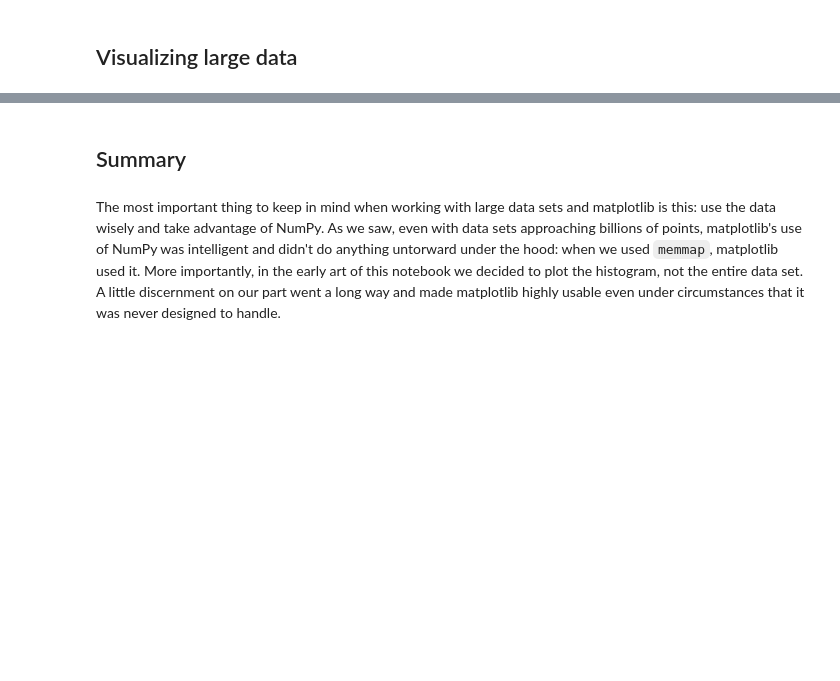
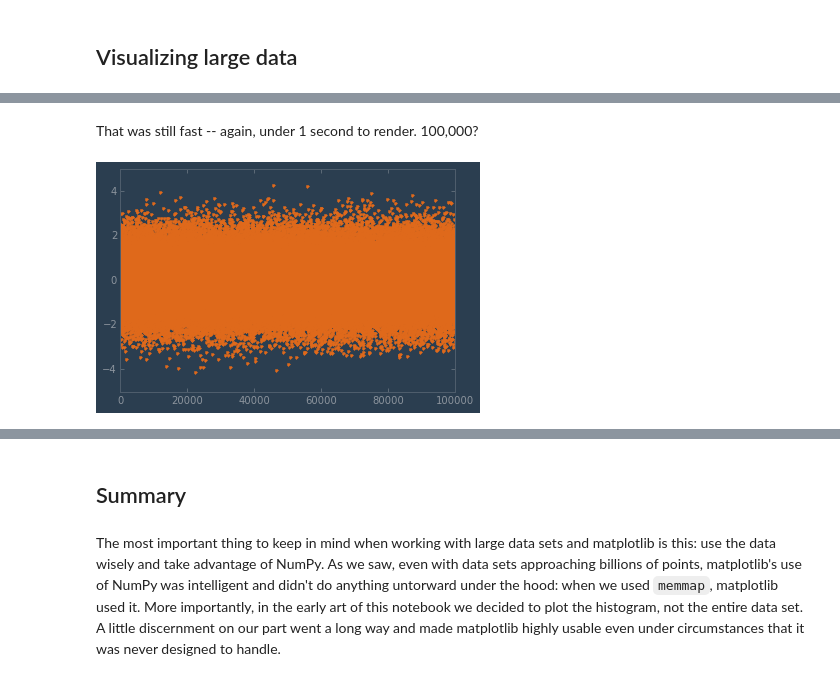
Before and after one commit to masteringmatplotlib/big-data, a Jupyter notebook: notebooks/mmpl-big-data.ipynb, the cells around one changed output, grey strips where cells are left out. Saved outputs shown, nothing was run; the diff lists cells and outputs as text; code cells hidden in the pictures; blank space fills up the shorter version.

```diff
--- a/notebooks/mmpl-big-data.ipynb
+++ b/notebooks/mmpl-big-data.ipynb
@@ -808,0 +841,9 @@ TBD
+# %% [markdown]
+That was still fast -- again, under 1 second to render. 100,000?
+# %%
+limit = 100000
+(figure, axes) = plt.subplots()
+axes.plot(tab[:limit]["temp"], ".")
+plt.show()
+# %% [output]
+[figure, added]
```
Also changed, not shown: parts of 19 cells of this notebook.
